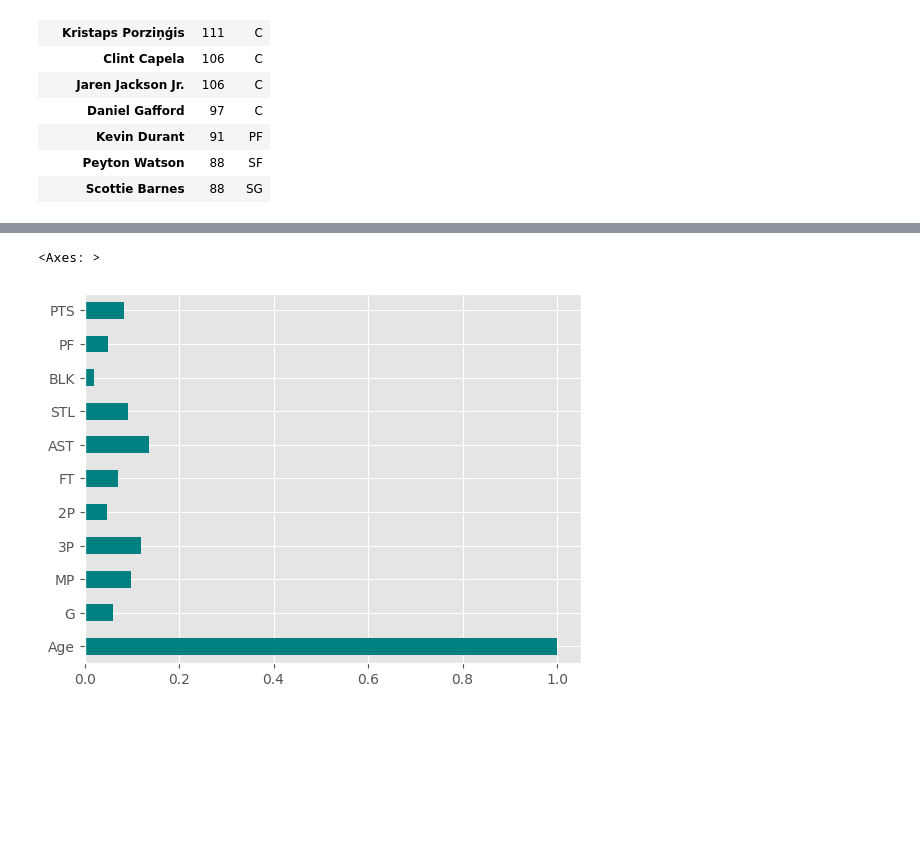
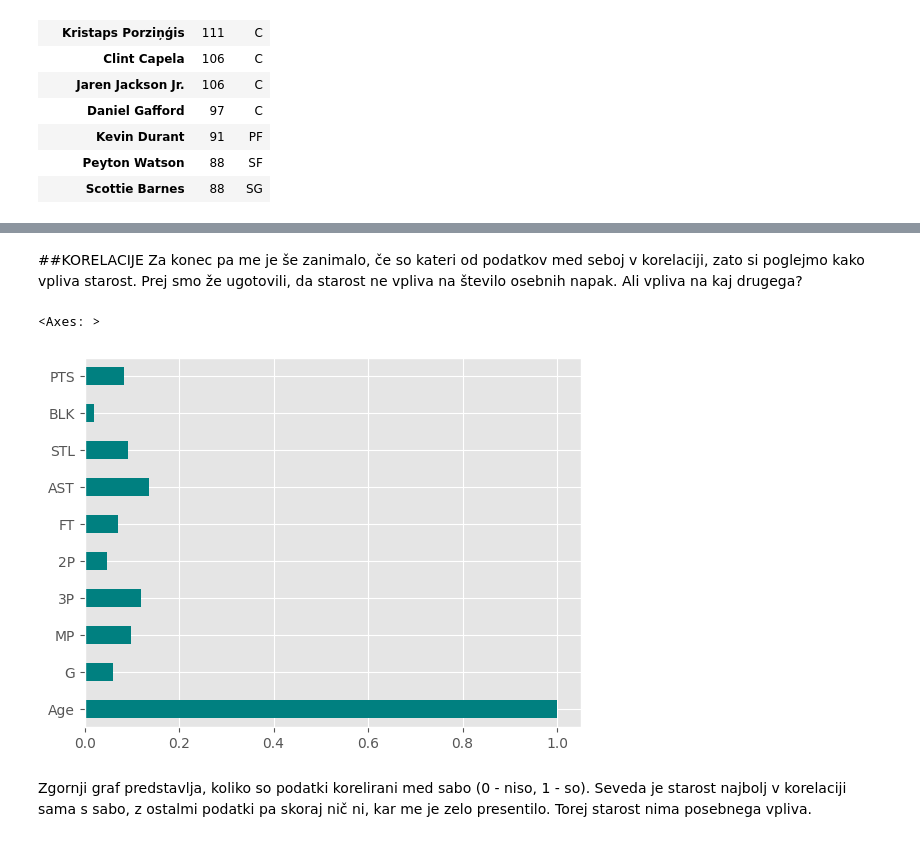
Before and after one commit to elizapecoraro/Eliza-Pecoraro-Projektna-naloga-UVP, a Jupyter notebook: analiza.ipynb, the cells around one changed output, grey strips where cells are left out. Cells and saved outputs as stored; diff of their text form; code cells hidden in the pictures; blank space fills up the shorter version.

```diff
--- a/analiza.ipynb
+++ b/analiza.ipynb
@@ -447,6 +442,12 @@ sns.heatmap(nba[['Age', "FT", "PTS", "PF", "MP"]].corr(), annot=True, linewidths
+# %% [markdown]
+##KORELACIJE
+Za konec pa me je še zanimalo, če so kateri od podatkov med seboj v korelaciji, zato si poglejmo kako vpliva starost. Prej smo že ugotovili, da starost ne vpliva na število osebnih napak. Ali vpliva na kaj drugega?
 # %%
-nba[['Age','G', 'MP', '3P', '2P', 'FT', 'AST', 'STL', 'BLK',
-       'PF', 'PTS']].corr()["Age"].plot.barh()
+nba[['Age','G', 'MP', '3P', '2P', 'FT',
+     'AST', 'STL', 'BLK', 'PTS']].corr()["Age"].plot.barh()
 # %% [output]
 <Axes: >
-[figure, old version]
+[figure, new version]
+# %% [markdown]
+Zgornji graf predstavlja, koliko so podatki korelirani med sabo (0 - niso, 1 - so).
+Seveda je starost najbolj v korelaciji sama s sabo, z ostalmi podatki pa skoraj nič ni, kar me je zelo presentilo. Torej starost nima posebnega vpliva.
```
Also changed, not shown: parts of 3 cells of this notebook.
